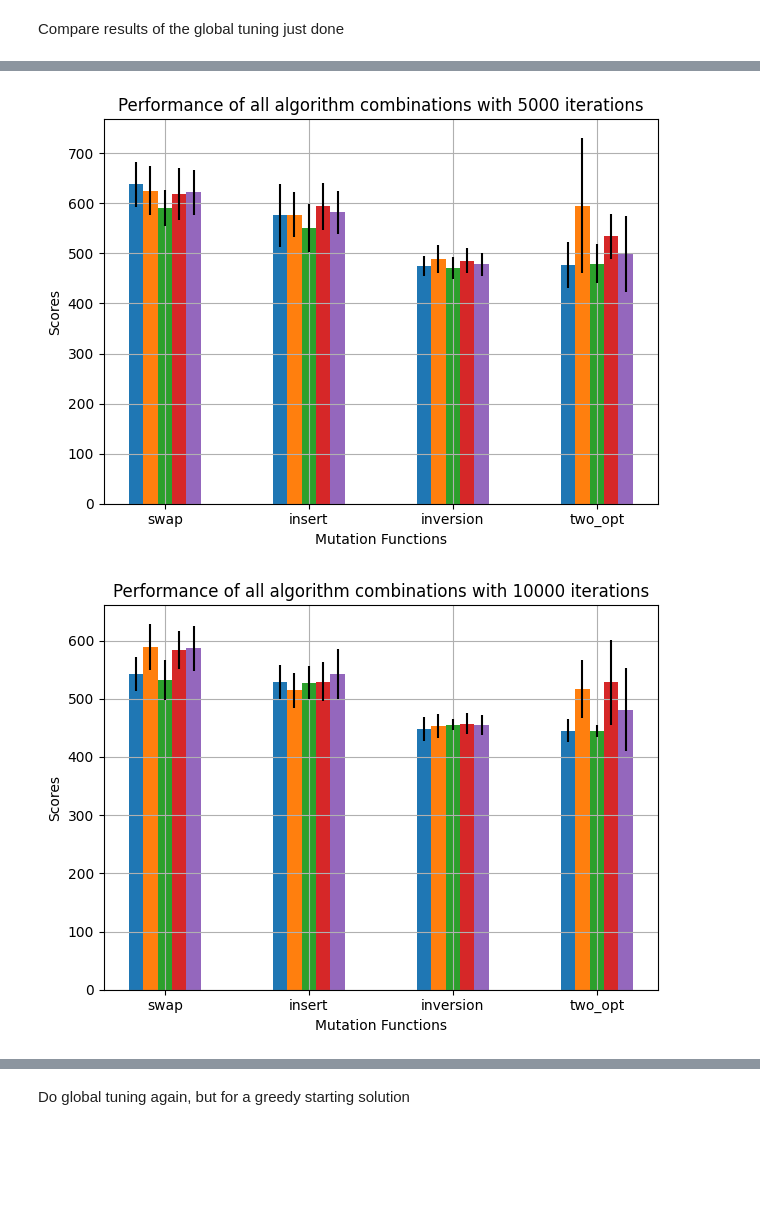
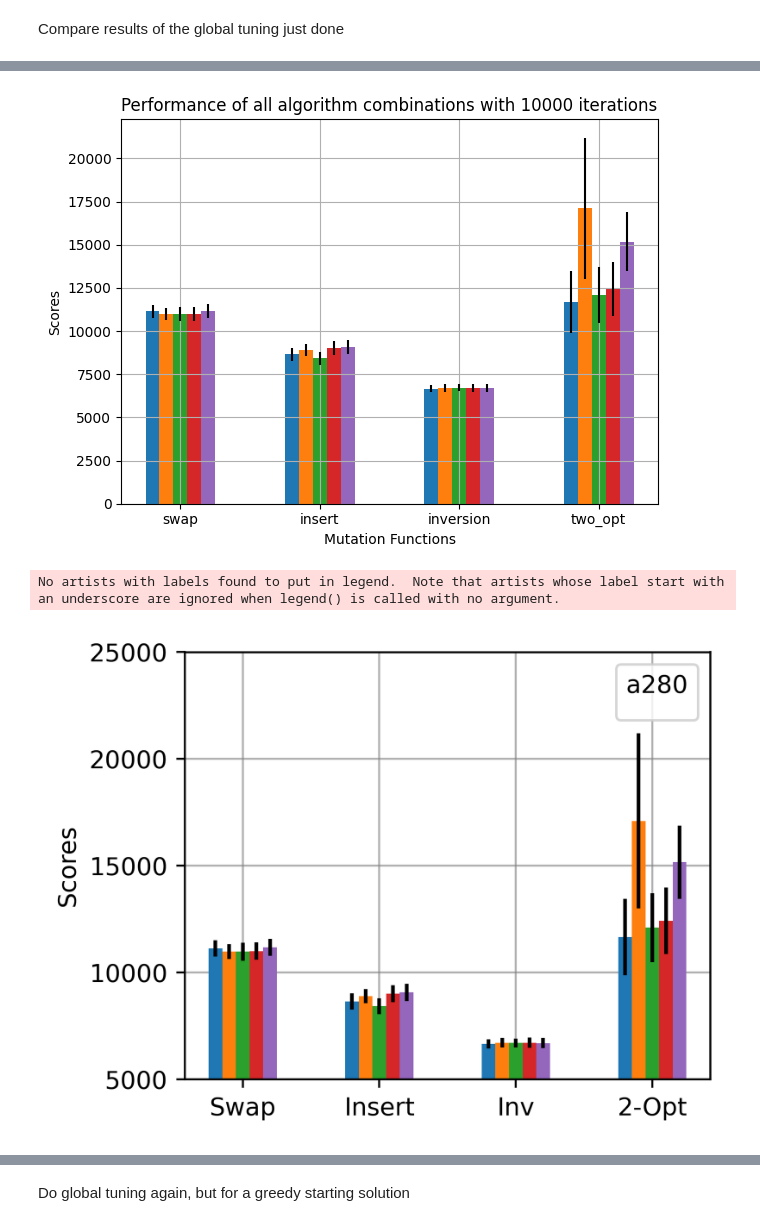
Before and after one commit to pabloralves/StocSim3, a Jupyter notebook: main_WIP.ipynb, the cells around one changed output, grey strips where cells are left out. Cells and saved outputs as stored; diff of their text form; code cells hidden in the pictures; blank space fills up the shorter version.

Commit message:
Plot code

```diff
--- a/main_WIP.ipynb
+++ b/main_WIP.ipynb
@@ -550,10 +550,13 @@ def compare_algorithms(tsp_data, distance_matrix, all_cooling_parameters, N_runs
 
         plt.tight_layout()
         plt.show()
+
+    # NEW!
+    return results
 # %% [markdown]
 Load the best parameters from the json files where the tuning stored them, for all different numbers of iterations, and compare the performance of all given algorithm combinations.
 # %%
-def compare_all_algorithms(tsp_data, distance_matrix, file, N_runs, iterations_list, greedy=True, fileID=''):
+def compare_all_algorithms_old(tsp_data, distance_matrix, file, N_runs, iterations_list, greedy=True, fileID=''):
     for iterations in iterations_list:
         all_cooling_parameters = load_cooling_info(f'{fileID}best_parameters_{file}_{iterations}_iterations.json')
 
@@ -564,6 +567,24 @@ def compare_all_algorithms(tsp_data, distance_matrix, file, N_runs, iterations_l
         cooling_schedules = [globals()[cooling_schedule] for cooling_schedule in cooling_schedules]
 
         results = compare_algorithms(tsp_data, distance_matrix, all_cooling_parameters, N_runs, iterations, mutations, cooling_schedules, print_results=False, set_title=True, greedy=greedy)
+
+# Update function to return all results!
+def compare_all_algorithms(tsp_data, distance_matrix, file, N_runs, iterations_list, greedy=True, fileID=''):
+    results = []
+    for iterations in iterations_list:
+        all_cooling_parameters = load_cooling_info(f'{fileID}best_parameters_{file}_{iterations}_iterations.json')
+
+        mutations = list(all_cooling_parameters.keys())
+        cooling_schedules = list(all_cooling_parameters[mutations[0]].keys())
+
+        mutations = [globals()[mutation] for mutation in mutations]
+        cooling_schedules = [globals()[cooling_schedule] for cooling_schedule in cooling_schedules]
+
+        result = compare_algorithms(tsp_data, distance_matrix, all_cooling_parameters, N_runs, iterations, mutations, cooling_schedules, print_results=False, set_title=True, greedy=greedy)
+        results.append(result)
+
+    return results
+
 
     # fig, ax = plt.subplots()
 
@@ -729,14 +882,57 @@ Compare results of the global tuning just done
 # %%
 N_runs = 20
-file = 'eil51'
+file = 'a280'
 file_path = f'TSP-Configurations/{file}.tsp.txt'
 tsp_data = load_tsp_file(file_path)
 distance_matrix = calculate_distance_matrix(tsp_data)
 
-iterations_list = [5000, 10000]
-compare_all_algorithms(tsp_data, distance_matrix, file, N_runs, iterations_list, greedy=False, fileID=fileID)
+iterations_list = [10000]
+results = compare_all_algorithms(tsp_data, distance_matrix, file, N_runs, iterations_list, greedy=False, fileID=fileID)
 # %% [output]
-[figure, old version]
+[figure, new version]
-[figure, removed]
+# %%
+# Plot
+# UPDATED PLOTS
+plt.figure(figsize=(4,3),dpi=500)
+
+bar_width = 0.1
+bar_positions = np.arange(len(mutations))
+mutation_names = [func.__name__.title() for func in mutations]
+mutation_names[2] = 'inv'.title()
+mutation_names[3] = '2-Opt'
+cooling_schemes = ['Simulated Annealing with Logarithmic Cooling', 'Simulated Annealing with Linear Cooling', 'Simulated Annealing with Arithmetic-Geometrical Cooling','Simulated Annealing with Exponential Cooling', 'Simulated Annealing with Quadratic Cooling']
+
+res = results[0]
+for i, sched in enumerate(res):
+    bar_results = []
+    bar_stds = []
+
+    for data in sched['data']:
+        average = data['average']
+        std = data['std']
+        bar_results.append(average)
+        bar_stds.append(std)
+
+    #plt.bar(bar_positions + i * bar_width, bar_results, yerr=bar_stds, width=bar_width, label=cooling_schemes[i], zorder=2,align='center',alpha=1)
+    plt.bar(bar_positions + i * bar_width, bar_results, yerr=bar_stds, width=bar_width, zorder=2,align='center',alpha=1)
+
+
+
+plt.ylabel('Scores')
+plt.xticks(bar_positions + bar_width * (len(cooling_schemes) - 1) / 2, mutation_names)
+plt.grid(color='gray', linestyle='-',zorder=0,alpha=0.618)
+plt.yticks(np.linspace(5000,25000,5))
+plt.ylim([5000,25000])
+
+
+plt.legend(title='a280',loc='upper right')
+
+
+plt.tight_layout()
+plt.savefig('tuning_280_random.png')
+plt.show()
+# %% [output]
+No artists with labels found to put in legend.  Note that artists whose label start with an underscore are ignored when legend() is called with no argument.
+[figure, added]
 # %%
 N_runs = 20
```
Also changed, not shown: parts of 48 cells of this notebook.
